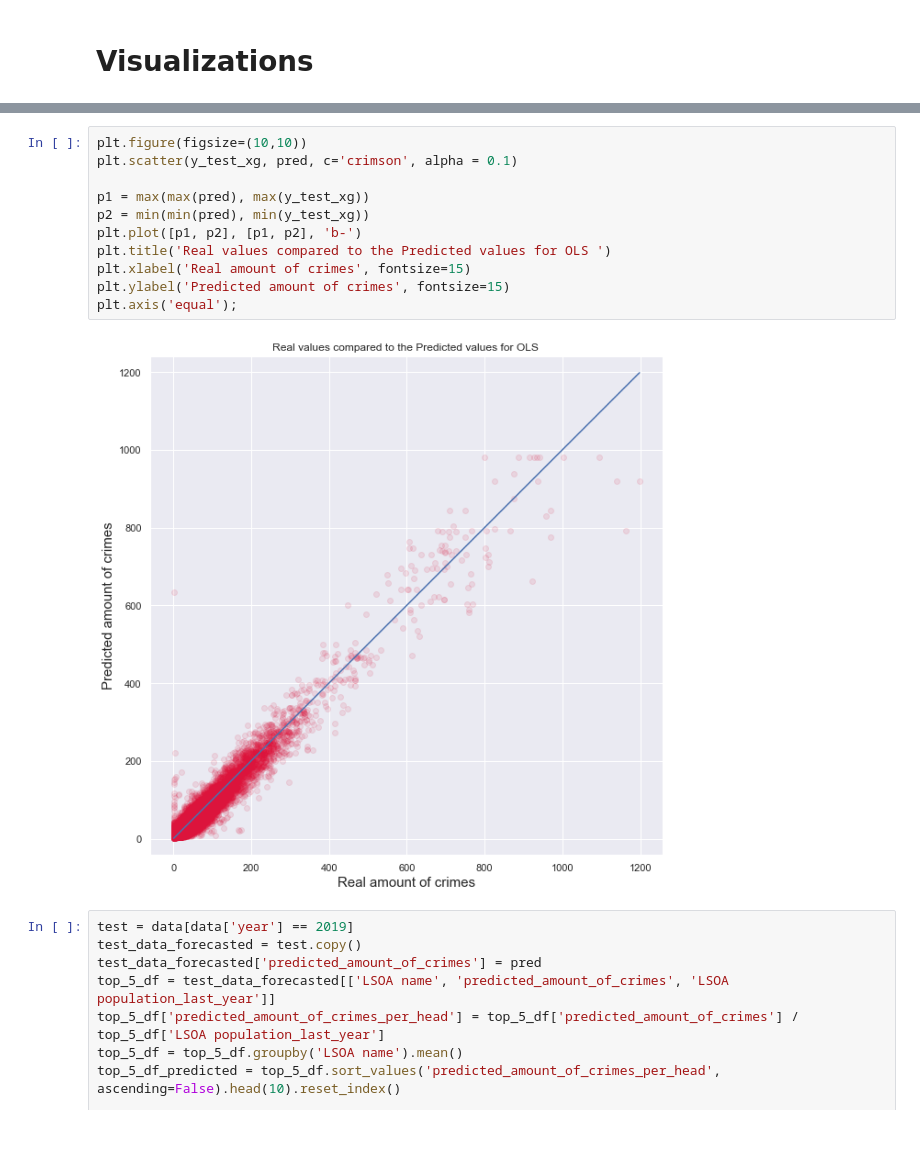
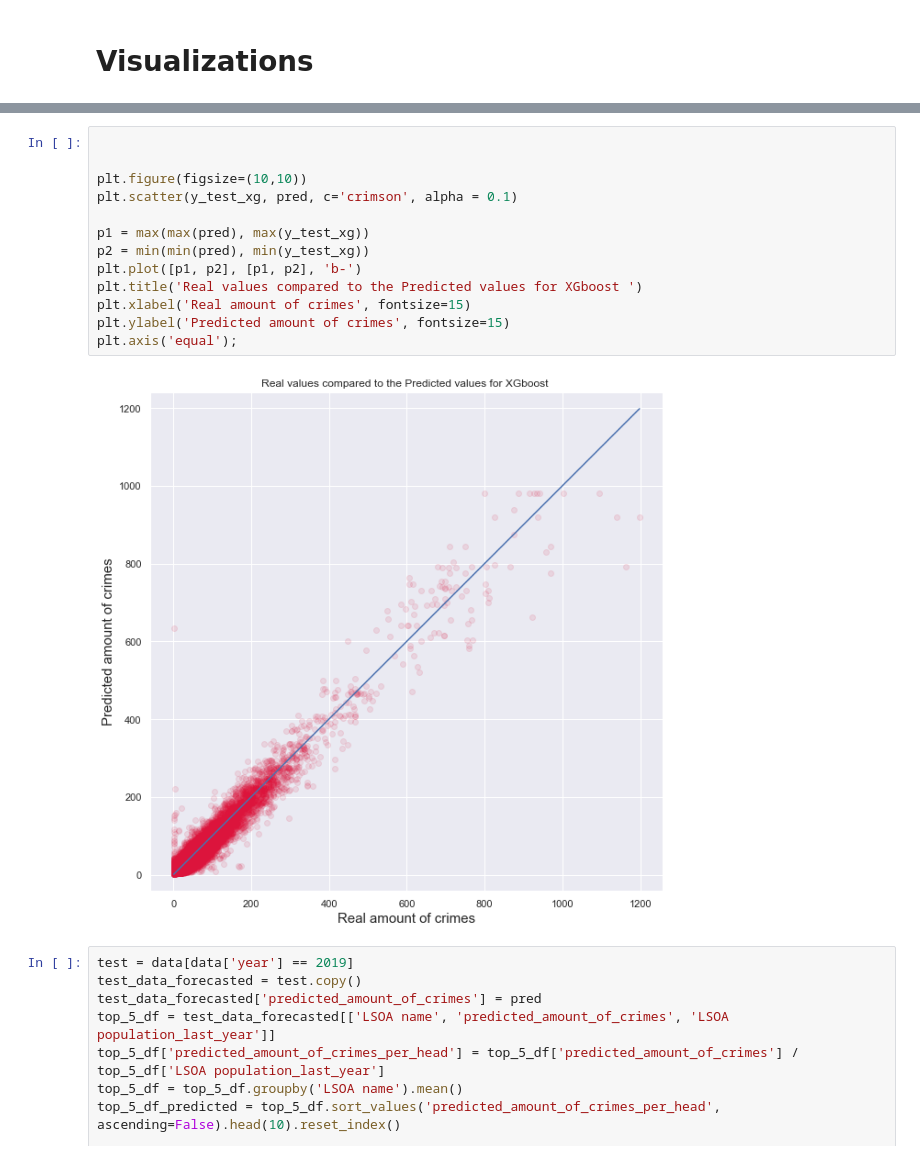
Before and after one commit to loissnijders/Data-challenge-2, a Jupyter notebook: Random Forest, XGboost + visualizations.ipynb, the cells around one changed output, grey strips where cells are left out. Saved outputs shown, nothing was run; the diff lists cells and outputs as text.

```diff
--- a/Random Forest, XGboost + visualizations.ipynb
+++ b/Random Forest, XGboost + visualizations.ipynb
@@ -268,18 +299,20 @@ plt.show()
 # %% [output]
 [figure]
 # %%
+
+
 plt.figure(figsize=(10,10))
 plt.scatter(y_test_xg, pred, c='crimson', alpha = 0.1)
 
 p1 = max(max(pred), max(y_test_xg))
 p2 = min(min(pred), min(y_test_xg))
 plt.plot([p1, p2], [p1, p2], 'b-')
-plt.title('Real values compared to the Predicted values for OLS ')
+plt.title('Real values compared to the Predicted values for XGboost ')
 plt.xlabel('Real amount of crimes', fontsize=15)
 plt.ylabel('Predicted amount of crimes', fontsize=15)
 plt.axis('equal');
 # %% [output]
-[figure, old version]
+[figure, new version]
 # %%
 test = data[data['year'] == 2019]
 test_data_forecasted = test.copy()
```
Also changed, not shown: parts of 8 cells of this notebook.
